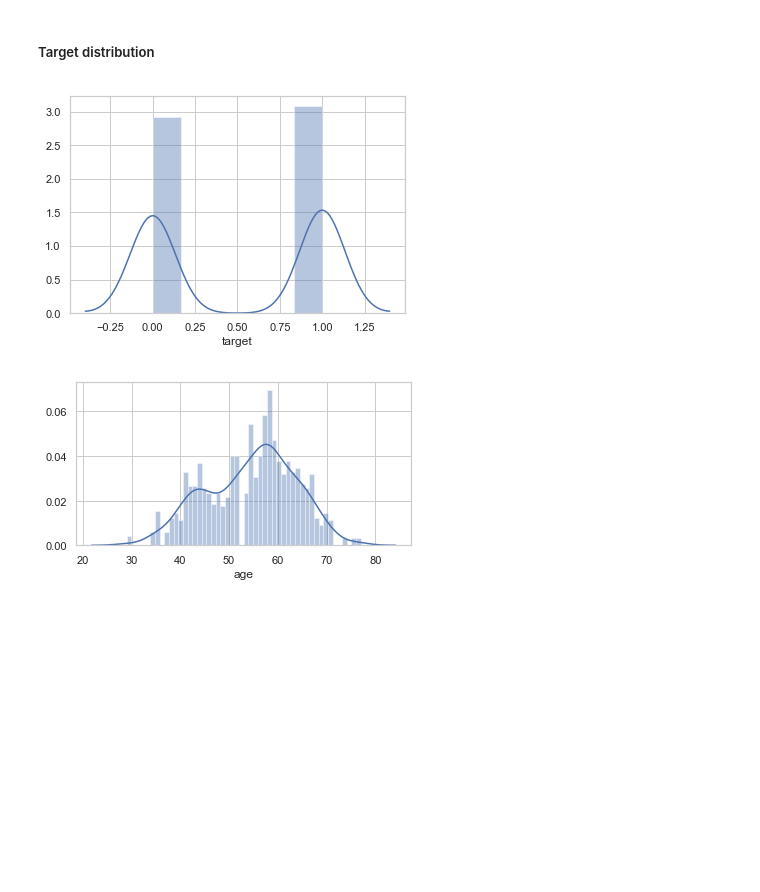
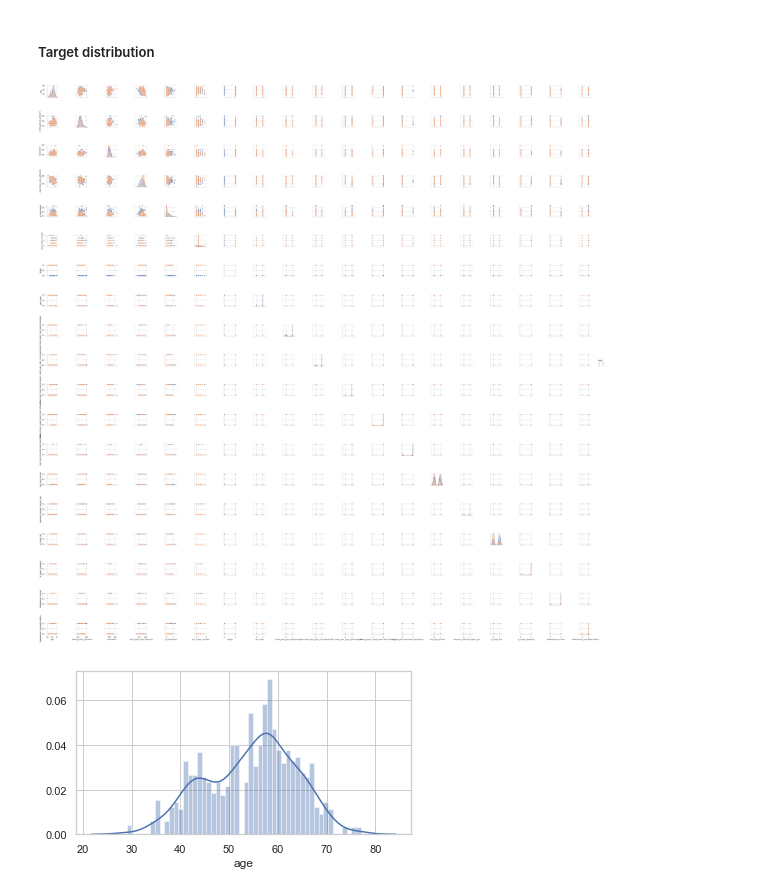
Before and after one commit to alessiogilardi/heart-disease-data-analysis-project, a Jupyter notebook: random_forest_big_dataset_final.ipynb, the cells around one changed output. Drawn from its saved outputs; the diff is of its cells as text; code cells hidden in the pictures; blank space fills up the shorter version.

```diff
--- a/random_forest_big_dataset_final.ipynb
+++ b/random_forest_big_dataset_final.ipynb
@@ -270,10 +270,12 @@ ds = pd.get_dummies(ds, drop_first=True)
 # %% [markdown]
 ##### Target distribution
 # %%
-sns.distplot(ds["target"], hist=True)
+#sns.distplot(ds["target"], hist=True)
+#plt.show()
+sns.pairplot(data=ds, hue='target')
 plt.show()
 # %% [output]
-[figure, old version]
+[figure, new version]
 # %%
 for c in ds.columns:
     plt.figure(figsize=(6, 3))
```
Also changed, not shown: parts of 7 cells of this notebook, 5 other files.
